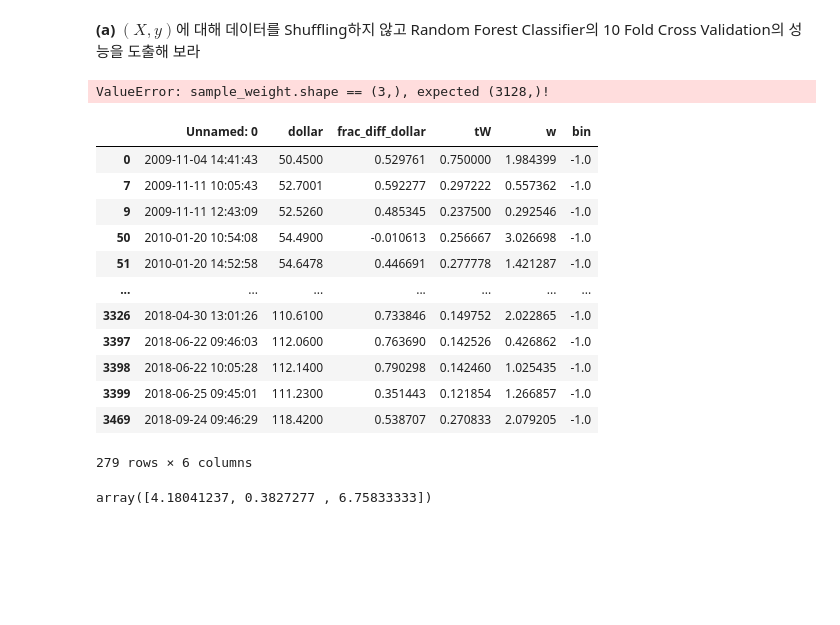
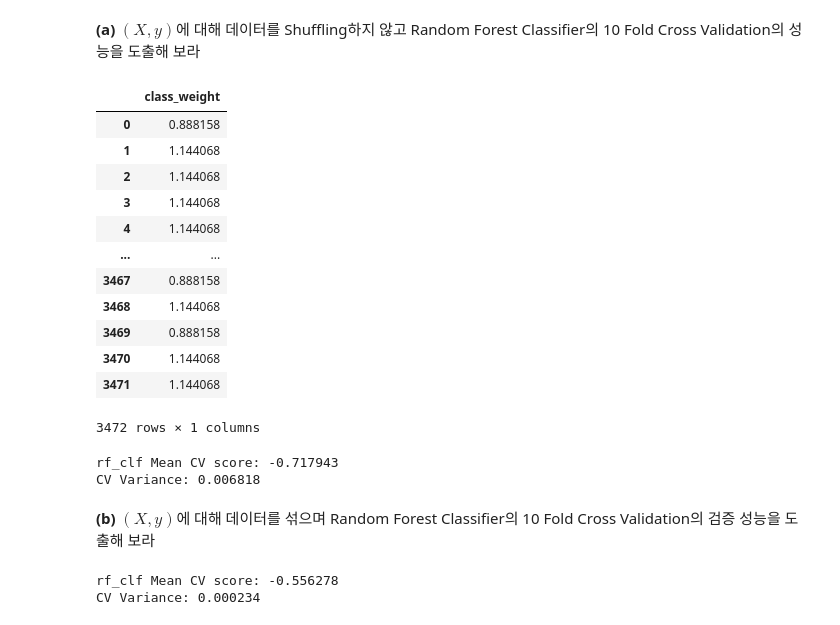
Before and after one commit to Tommylee1013/Advances-in-Financial-Machine-Learning, a Jupyter notebook: Chapter 7.ipynb, the cells around one changed output. Drawn from its saved outputs; the diff is of its cells as text; code cells hidden in the pictures; blank space fills up the shorter version.

```diff
--- a/Chapter 7.ipynb
+++ b/Chapter 7.ipynb
@@ -45,35 +52,41 @@ X_train, X_test, y_train, y_test = train_test_split(X, y, test_size = 0.3, shuff
+# %%
+cweight = pd.DataFrame()
+cweight.index = df.index
+cweight['class_weight'] = np.nan
+cweight.loc[df[df.bin == -1.0].index] = weights[1]
+cweight.loc[df[df.bin == 1.0].index] = weights[0]
+cweight
+# %% [output]
+|  | class_weight |
+| 0 | 0.888158 |
+| 1 | 1.144068 |
+| 2 | 1.144068 |
+| 3 | 1.144068 |
+| 4 | 1.144068 |
+| ... | ... |
+| 3467 | 0.888158 |
+| 3468 | 1.144068 |
+| 3469 | 0.888158 |
+| 3470 | 1.144068 |
+| 3471 | 1.144068 |
+3472 rows × 1 columns
 # %%
-from sklearn.ensemble import RandomForestClassifier
-from sklearn.model_selection import StratifiedKFold, KFold
-from sklearn.utils.class_weight import compute_class_weight
-
-classes = np.unique(y_train.reshape(1,-1))
-weights = compute_class_weight(class_weight = 'balanced', classes = classes, y = y_train.reshape(-1,))
 #based on book recommendation
 rf = RandomForestClassifier(n_estimators = 1000, criterion = "entropy", bootstrap = True,
                                 n_jobs=1, random_state=42, class_weight = 'balanced_subsample', oob_score=False)
 cv_gen = KFold(n_splits = 10, shuffle = False)
-score = fml.cvScore(rf, X, y, sample_weight = weights, scoring = 'neg_log_loss', cv = None, cvGen = cv_gen, pctEmbargo = 0)
+score = fml.cvScore(rf, X, y, sample_weight = cweight, scoring = 'neg_log_loss', cv = None, cvGen = cv_gen, pctEmbargo = 0)
 print('rf_clf Mean CV score: {0:.6f}\nCV Variance: {1:.6f}'.format(score.mean(), score.var()))
 # %% [output]
-ValueError: sample_weight.shape == (3,), expected (3128,)!
+rf_clf Mean CV score: -0.717943
+CV Variance: 0.006818
-# %%
-df[df.bin == -1.0]
-# %% [output]
-|  | Unnamed: 0 | dollar | frac_diff_dollar | tW | w | bin |
-| 0 | 2009-11-04 14:41:43 | 50.4500 | 0.529761 | 0.750000 | 1.984399 | -1.0 |
-| 7 | 2009-11-11 10:05:43 | 52.7001 | 0.592277 | 0.297222 | 0.557362 | -1.0 |
-| 9 | 2009-11-11 12:43:09 | 52.5260 | 0.485345 | 0.237500 | 0.292546 | -1.0 |
-| 50 | 2010-01-20 10:54:08 | 54.4900 | -0.010613 | 0.256667 | 3.026698 | -1.0 |
-| 51 | 2010-01-20 14:52:58 | 54.6478 | 0.446691 | 0.277778 | 1.421287 | -1.0 |
-| ... | ... | ... | ... | ... | ... | ... |
-| 3326 | 2018-04-30 13:01:26 | 110.6100 | 0.733846 | 0.149752 | 2.022865 | -1.0 |
-| 3397 | 2018-06-22 09:46:03 | 112.0600 | 0.763690 | 0.142526 | 0.426862 | -1.0 |
-| 3398 | 2018-06-22 10:05:28 | 112.1400 | 0.790298 | 0.142460 | 1.025435 | -1.0 |
-| 3399 | 2018-06-25 09:45:01 | 111.2300 | 0.351443 | 0.121854 | 1.266857 | -1.0 |
-| 3469 | 2018-09-24 09:46:29 | 118.4200 | 0.538707 | 0.270833 | 2.079205 | -1.0 |
-279 rows × 6 columns
-# %%
-weights
-# %% [output]
-array([4.18041237, 0.3827277 , 6.75833333])
+# %% [markdown]
+**(b)** $(X,y)$에 대해 데이터를 섞으며 Random Forest Classifier의 10 Fold Cross Validation의 검증 성능을 도출해 보라
+# %%
+cv_gen0 = KFold(n_splits = 10, random_state = 42, shuffle = True)
+
+score = fml.cvScore(rf, X, y, sample_weight = cweight, scoring = 'neg_log_loss', cv = None, cvGen = cv_gen0, pctEmbargo = 0)
+print('rf_clf Mean CV score: {0:.6f}\nCV Variance: {1:.6f}'.format(score.mean(), score.var()))
+# %% [output]
+rf_clf Mean CV score: -0.556278
+CV Variance: 0.000234
```
Also changed, not shown: parts of 6 cells of this notebook, 3 other files.
